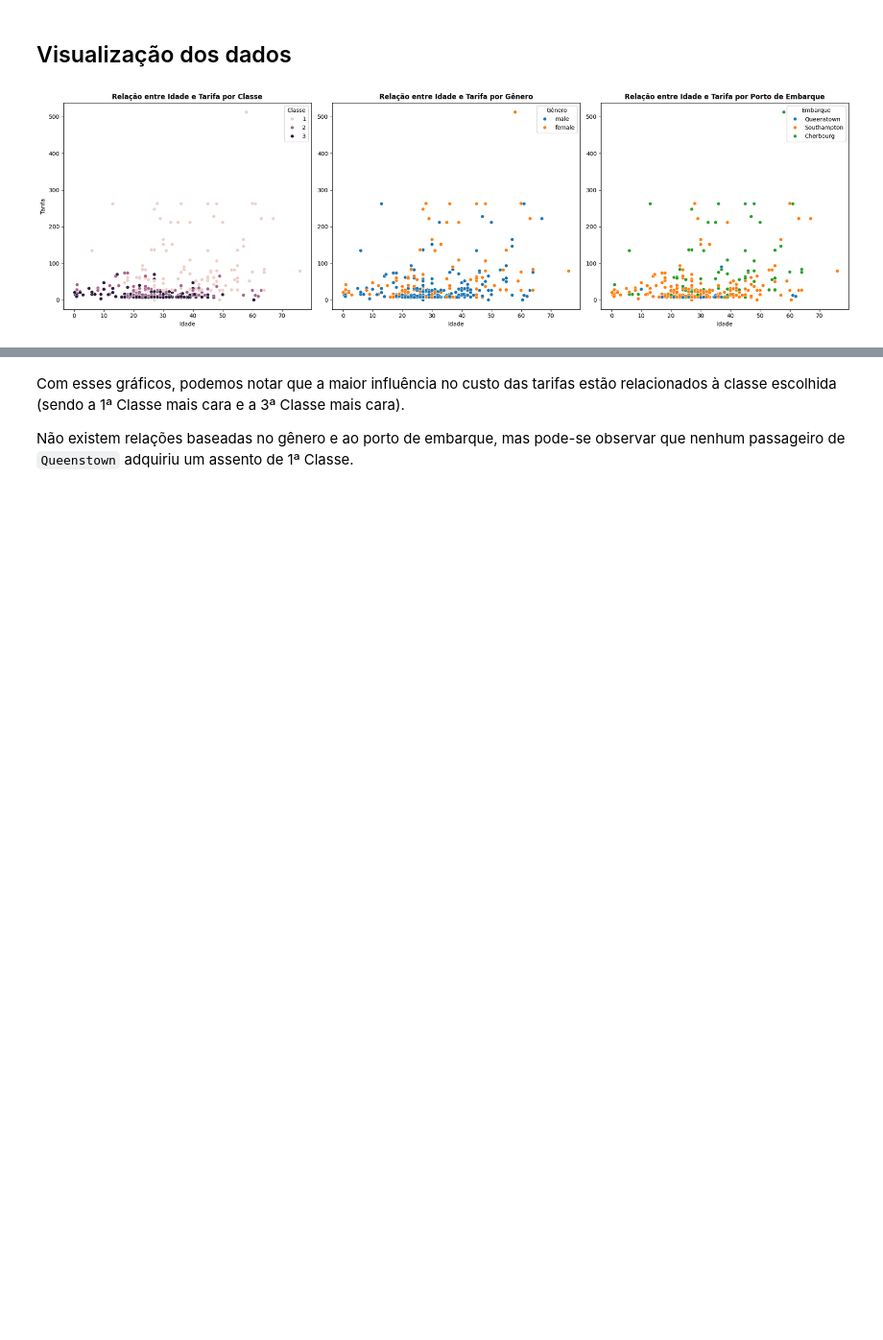
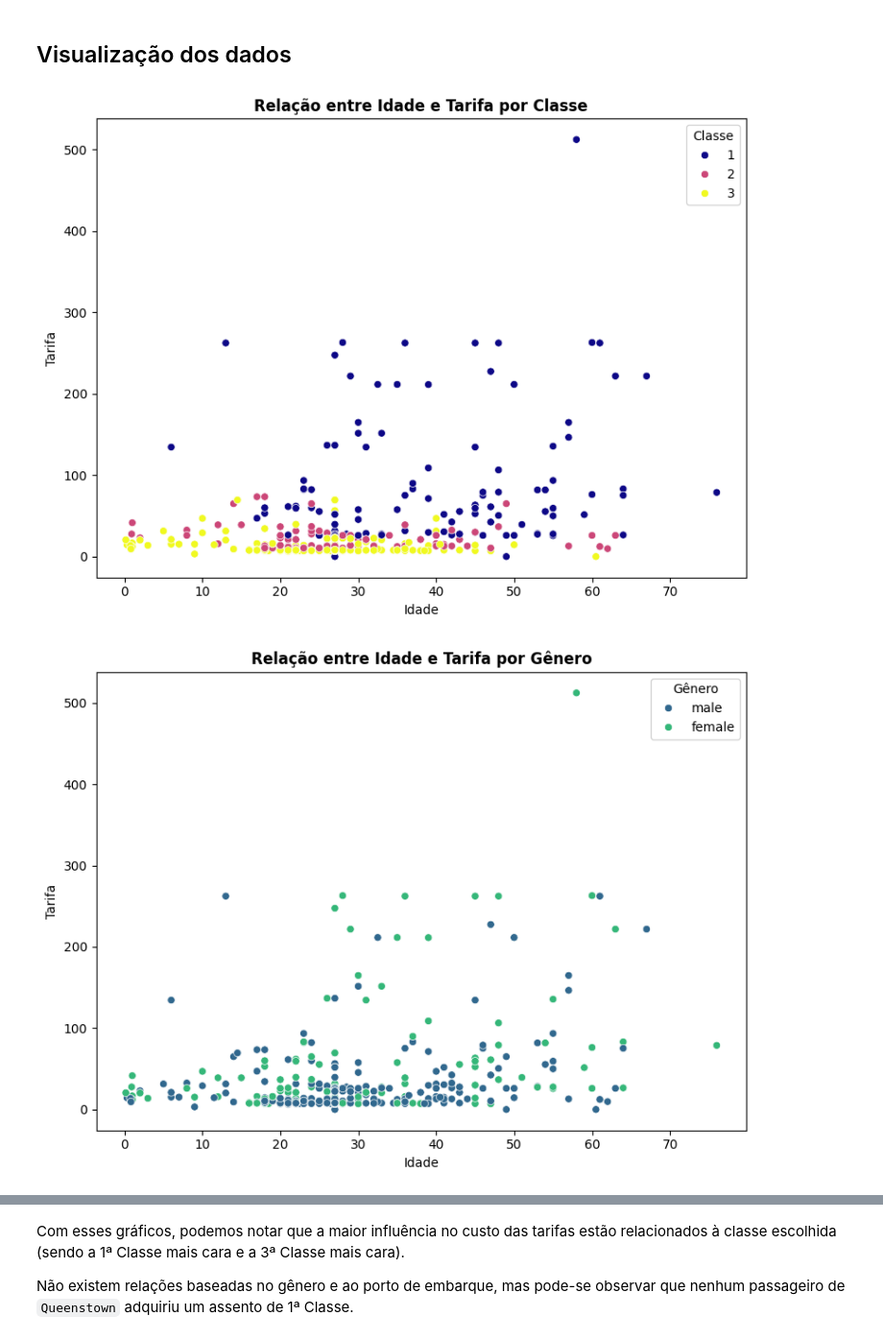
Before and after one commit to Mustasheep/EDA_titanic, a Jupyter notebook: titanic.ipynb, the cells around one changed output, grey strips where cells are left out. Shown: that part at 96% size. Cells and saved outputs as stored; diff of their text form; code cells hidden in the pictures; blank space fills up the shorter version.

```diff
--- a/titanic.ipynb
+++ b/titanic.ipynb
@@ -246,34 +248,37 @@ Com os dados atualizados e limpos, podemos prosseguir com algumas análises mais
 # %% [markdown]
 ## Visualização dos dados
 # %%
-fig, axes = plt.subplots(1, 3, figsize=(20, 6))
-
 # Gráfico 1: Relação entre Idade e Tarifa por Classe
-sns.scatterplot(x='Age', y='Fare', hue='Pclass', data=df, ax=axes[0])
-axes[0].set_title('Relação entre Idade e Tarifa por Classe', fontweight='bold')
-axes[0].set_xlabel('Idade')
-axes[0].set_ylabel('Tarifa')
-axes[0].legend(title='Classe')
+plt.figure(figsize=(8, 6))
+sns.scatterplot(x='Age', y='Fare', hue='Pclass', data=df, palette='plasma')
+plt.title('Relação entre Idade e Tarifa por Classe', fontweight='bold')
+plt.xlabel('Idade')
+plt.ylabel('Tarifa')
+plt.legend(title='Classe')
+plt.tight_layout()
 
 # Gráfico 2: Relação entre Idade e Tarifa por Gênero
-sns.scatterplot(x='Age', y='Fare', hue='Sex', data=df, ax=axes[1])
-axes[1].set_title('Relação entre Idade e Tarifa por Gênero', fontweight='bold')
-axes[1].set_xlabel('Idade')
-axes[1].set_ylabel('')
-axes[1].legend(title='Gênero')
+plt.figure(figsize=(8, 6))
+sns.scatterplot(x='Age', y='Fare', hue='Sex', data=df, palette='viridis')
+plt.title('Relação entre Idade e Tarifa por Gênero', fontweight='bold')
+plt.xlabel('Idade')
+plt.ylabel('Tarifa')
+plt.legend(title='Gênero')
+plt.tight_layout()
 
 # Gráfico 3: Relação entre Idade e Tarifa por Porto de Embarque
+plt.figure(figsize=(8, 6))
 embarked_labels = {'C': 'Cherbourg', 'Q': 'Queenstown', 'S': 'Southampton'}
-scatter = sns.scatterplot(x='Age', y='Fare', hue='Embarked', data=df, ax=axes[2])
-axes[2].set_title('Relação entre Idade e Tarifa por Porto de Embarque', fontweight='bold')
-axes[2].set_xlabel('Idade')
-axes[2].set_ylabel('')
-axes[2].legend(title='Embarque')
+scatter = sns.scatterplot(x='Age', y='Fare', hue='Embarked', data=df, palette='magma')
+plt.title('Relação entre Idade e Tarifa por Porto de Embarque', fontweight='bold')
+plt.xlabel('Idade')
+plt.ylabel('Tarifa')
+plt.legend(title='Embarque')
 handles, _ = scatter.get_legend_handles_labels()
 legend = plt.legend(handles, [embarked_labels[label] for label in df['Embarked'].unique()], title='Embarque')
+plt.tight_layout()
 
-
-plt.tight_layout()
 plt.show()
 # %% [output]
-[figure, old version]
+[figure, new version]
+[figure, added]
```
Also changed, not shown: parts of 2 cells of this notebook.
